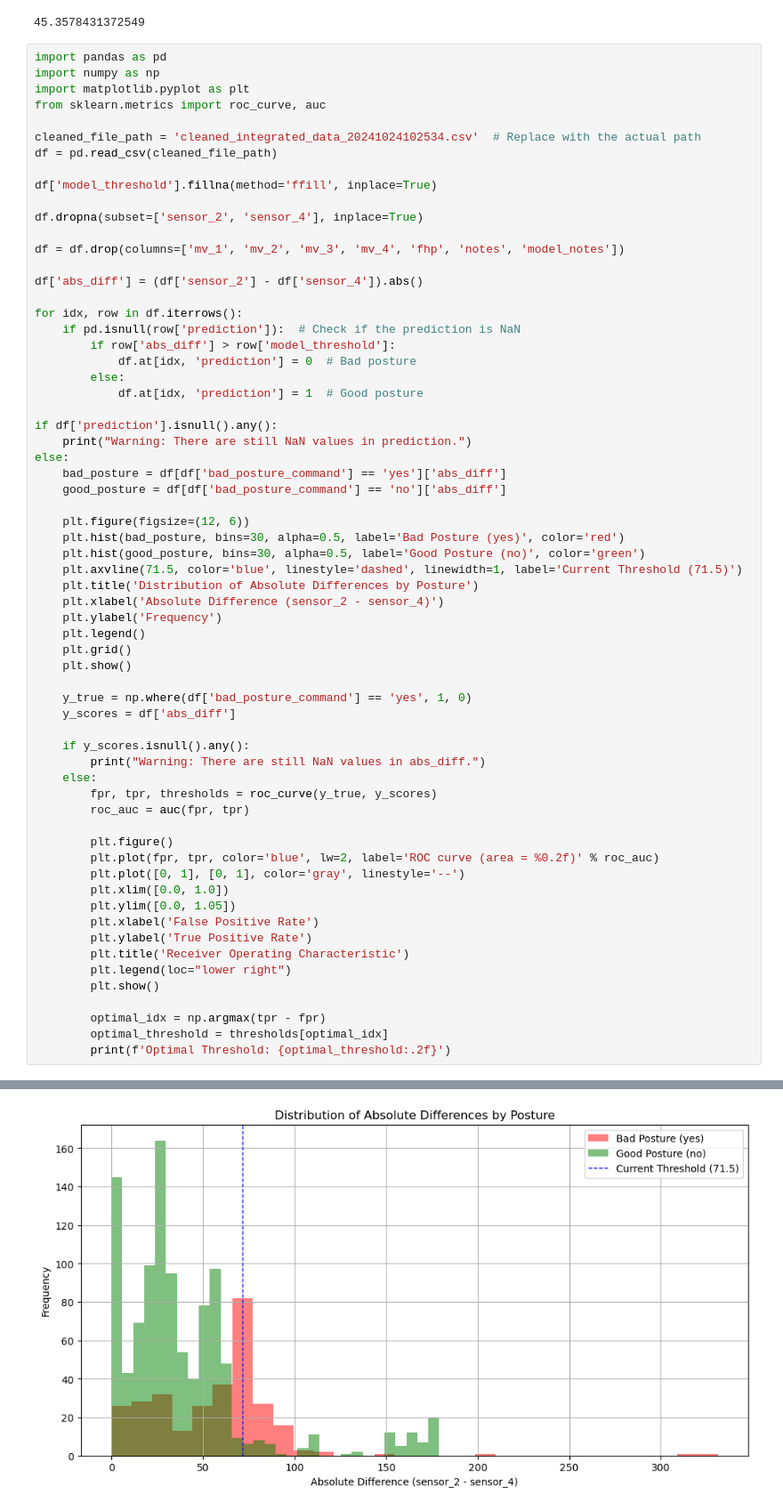
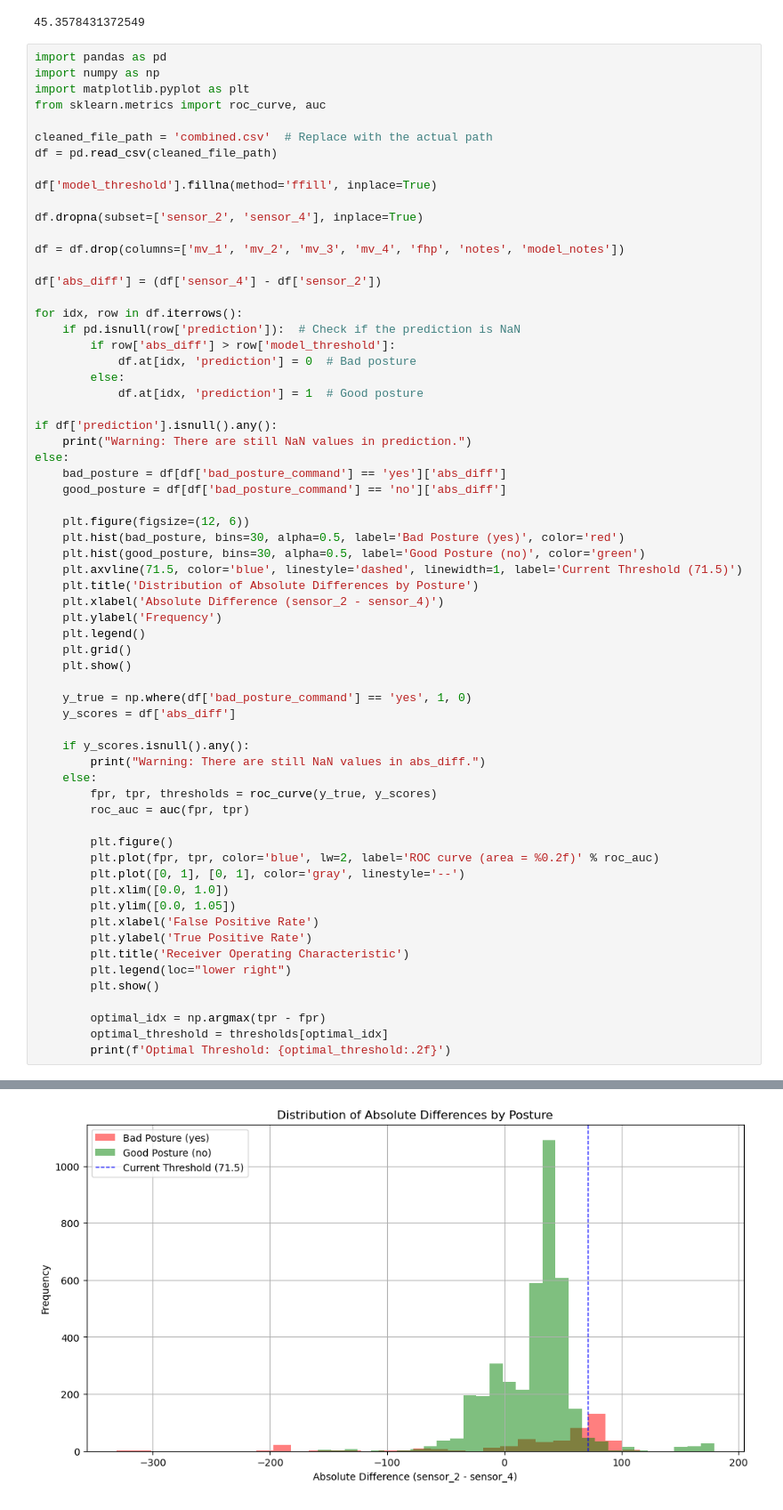
Before and after one commit to sunxijunjun/FHP-GUI, a Jupyter notebook: gui/data/analytics/prelinminary_analysis.ipynb, the cells around one changed output, grey strips where cells are left out. Shown: that part at 89% size. Cells and saved outputs as stored; diff of their text form.

```diff
--- a/gui/data/analytics/prelinminary_analysis.ipynb
+++ b/gui/data/analytics/prelinminary_analysis.ipynb
@@ -161,7 +161,7 @@ import numpy as np
 import matplotlib.pyplot as plt
 from sklearn.metrics import roc_curve, auc
 
-cleaned_file_path = 'cleaned_integrated_data_20241024102534.csv'  # Replace with the actual path
+cleaned_file_path = 'combined.csv'  # Replace with the actual path
 df = pd.read_csv(cleaned_file_path)
 
 df['model_threshold'].fillna(method='ffill', inplace=True)
@@ -170,7 +170,7 @@ df.dropna(subset=['sensor_2', 'sensor_4'], inplace=True)
 
 df = df.drop(columns=['mv_1', 'mv_2', 'mv_3', 'mv_4', 'fhp', 'notes', 'model_notes'])
 
-df['abs_diff'] = (df['sensor_2'] - df['sensor_4']).abs()
+df['abs_diff'] = (df['sensor_4'] - df['sensor_2'])
 
 for idx, row in df.iterrows():
     if pd.isnull(row['prediction']):  # Check if the prediction is NaN
@@ -199,31 +199,31 @@ else:
     y_true = np.where(df['bad_posture_command'] == 'yes', 1, 0)
     y_scores = df['abs_diff']
 
     if y_scores.isnull().any():
         print("Warning: There are still NaN values in abs_diff.")
     else:
         fpr, tpr, thresholds = roc_curve(y_true, y_scores)
         roc_auc = auc(fpr, tpr)
 
         plt.figure()
         plt.plot(fpr, tpr, color='blue', lw=2, label='ROC curve (area = %0.2f)' % roc_auc)
         plt.plot([0, 1], [0, 1], color='gray', linestyle='--')
         plt.xlim([0.0, 1.0])
         plt.ylim([0.0, 1.05])
         plt.xlabel('False Positive Rate')
         plt.ylabel('True Positive Rate')
         plt.title('Receiver Operating Characteristic')
         plt.legend(loc="lower right")
         plt.show()
 
         optimal_idx = np.argmax(tpr - fpr)
         optimal_threshold = thresholds[optimal_idx]
         print(f'Optimal Threshold: {optimal_threshold:.2f}')
 # %% [output]
 The behavior will change in pandas 3.0. This inplace method will never work because the intermediate object on which we are setting values always behaves as a copy.
 
 For example, when doing 'df[col].method(value, inplace=True)', try using 'df.method({col: value}, inplace=True)' or df[col] = df[col].method(value) instead, to perform the operation inplace on the ori ...
 
 
   df['model_threshold'].fillna(method='ffill', inplace=True)
-[figure, old version]
+[figure, new version]
```
Also changed, not shown: parts of 2 cells of this notebook.
